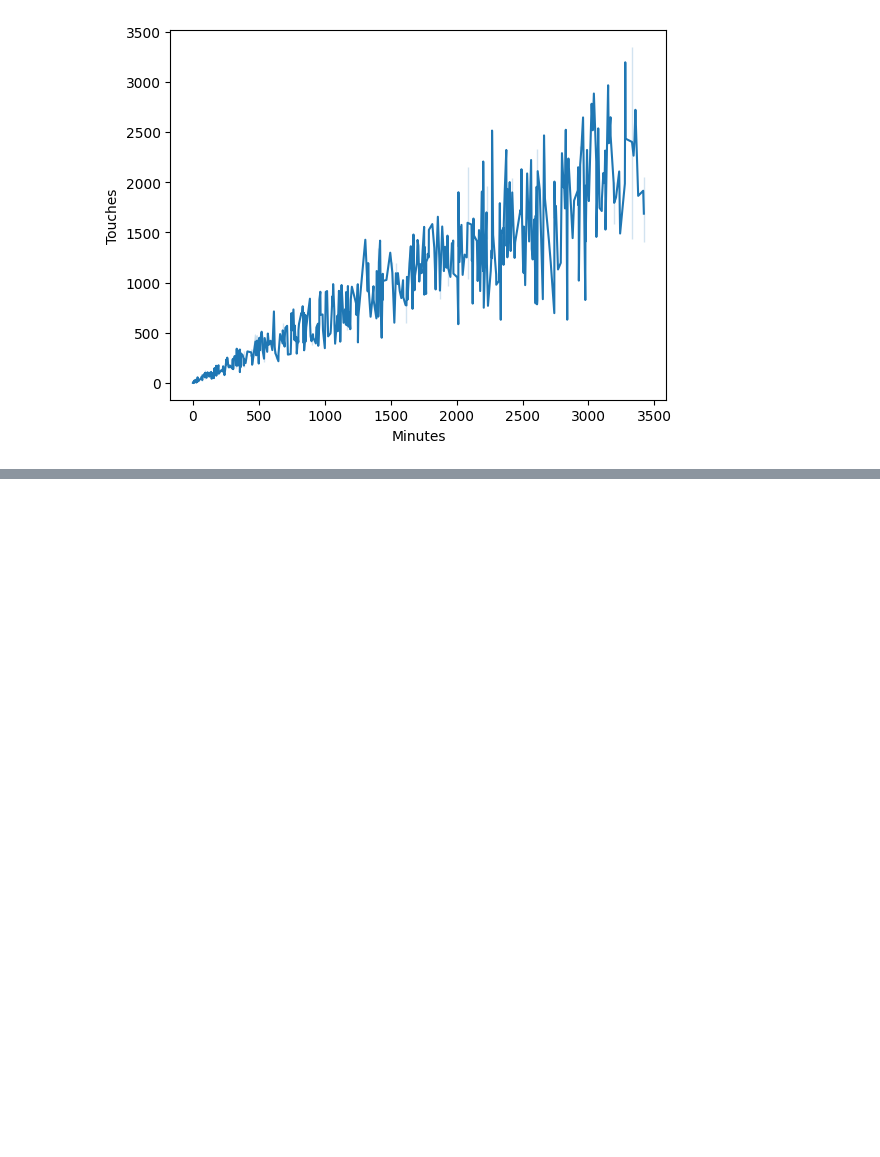
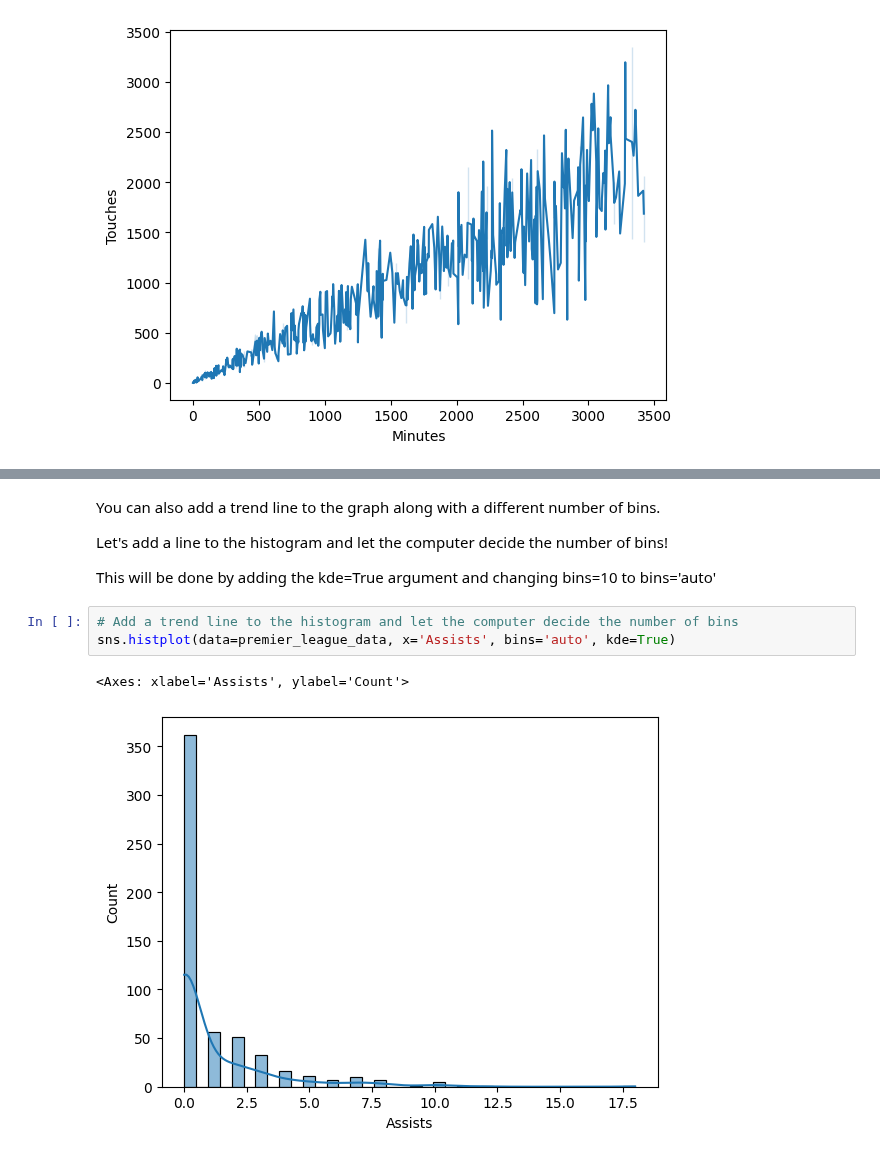
Before and after one commit to schuckers/Charlotte_SCORE_Summer25, a Jupyter notebook: Modules/Seaborn and Basic visualizations in Python Using English Premier League data by Austin Hayes/Seaborn and Basic visualizations in Python Using English Premier League data by Austin Hayes.ipynb, the cells around one changed output, grey strips where cells are left out. Cells and saved outputs as stored; diff of their text form; blank space fills up the shorter version.

```diff
--- a/Modules/Seaborn and Basic visualizations in Python Using English Premier League data by Austin Hayes/Seaborn and Basic visualizations in Python Using English Premier League data by Austin Hayes.ipynb
+++ b/Modules/Seaborn and Basic visualizations in Python Using English Premier League data by Austin Hayes/Seaborn and Basic visualizations in Python Using English Premier League data by Austin Hayes.ipynb
@@ -150,0 +210,12 @@ Again, let's interpret this:
+# %% [markdown]
+You can also add a trend line to the graph along with a different number of bins.
+
+Let's add a line to the histogram and let the computer decide the number of bins!
+
+This will be done by adding the kde=True argument and changing bins=10 to bins='auto'
+# %%
+# Add a trend line to the histogram and let the computer decide the number of bins
+sns.histplot(data=premier_league_data, x='Assists', bins='auto', kde=True)
+# %% [output]
+<Axes: xlabel='Assists', ylabel='Count'>
+[figure, added]
```
Also changed, not shown: parts of 16 cells of this notebook.
